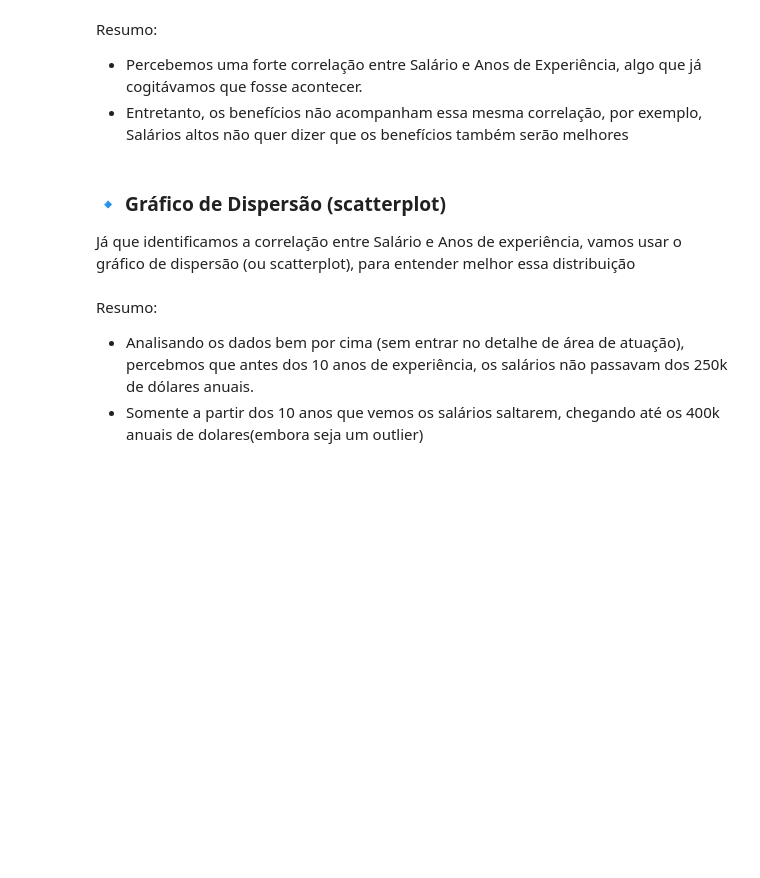
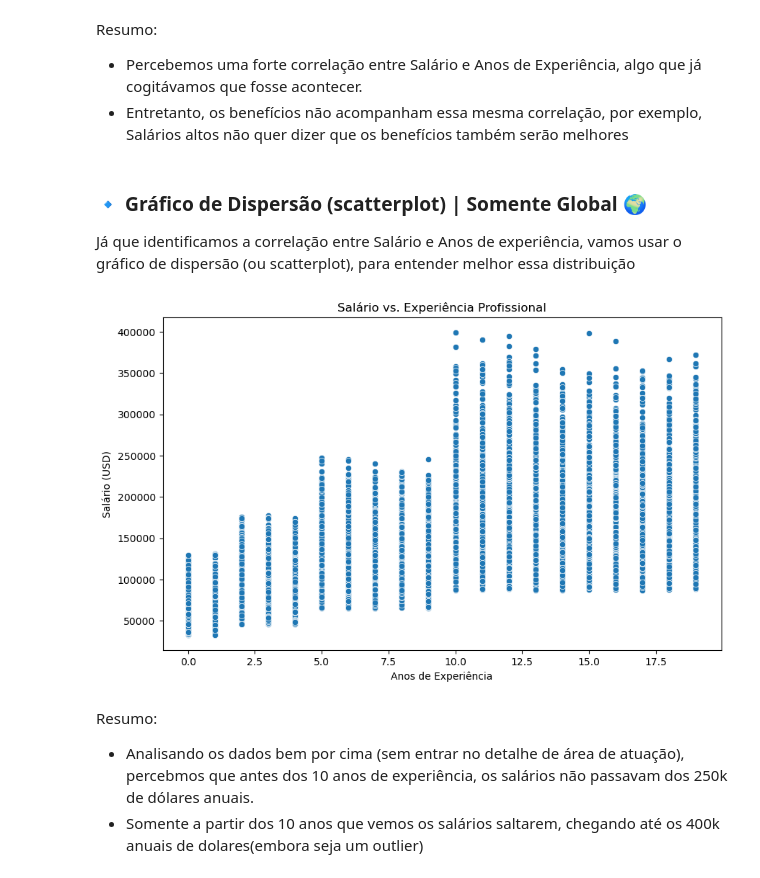
Before and after one commit to Cavalheiro93/mvp-data-analyst-global-ai-market, a Jupyter notebook: Projeto_MVP.ipynb, the cells around one changed output. Cells and saved outputs as stored; diff of their text form; code cells hidden in the pictures; blank space fills up the shorter version.

```diff
--- a/Projeto_MVP.ipynb
+++ b/Projeto_MVP.ipynb
@@ -229,18 +428,20 @@ Resumo:
 - Percebemos uma forte correlação entre Salário e Anos de Experiência, algo que já cogitávamos que fosse acontecer.
 - Entretanto, os benefícios não acompanham essa mesma correlação, por exemplo, Salários altos não quer dizer que os benefícios também serão melhores
 # %% [markdown]
-### 🔹 Gráfico de Dispersão (scatterplot)
+### 🔹 Gráfico de Dispersão (scatterplot) | Somente Global 🌍
 Já que identificamos a correlação entre Salário e Anos de experiência, vamos usar o gráfico de dispersão (ou scatterplot), para entender melhor essa distribuição
 # %%
 import seaborn as sns
 import matplotlib.pyplot as plt
 
 plt.figure(figsize=(10, 6))
-sns.scatterplot(data=df, x='years_experience', y='salary_usd')
+sns.scatterplot(data=df_global, x='years_experience', y='salary_usd')
 plt.title('Salário vs. Experiência Profissional')
 plt.xlabel('Anos de Experiência')
 plt.ylabel('Salário (USD)')
 plt.show()
+# %% [output]
+[figure, added]
 # %% [markdown]
 Resumo:
 - Analisando os dados bem por cima (sem entrar no detalhe de área de atuação), percebmos que antes dos 10 anos de experiência, os salários não passavam dos 250k de dólares anuais.
```
Also changed, not shown: parts of 46 cells of this notebook, 10 other files.
